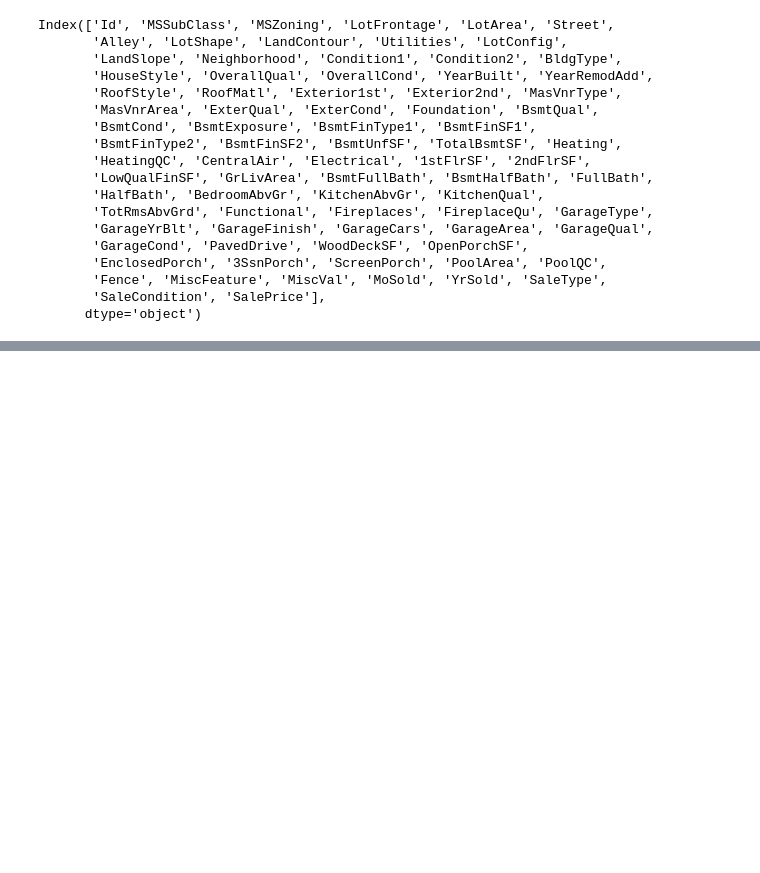
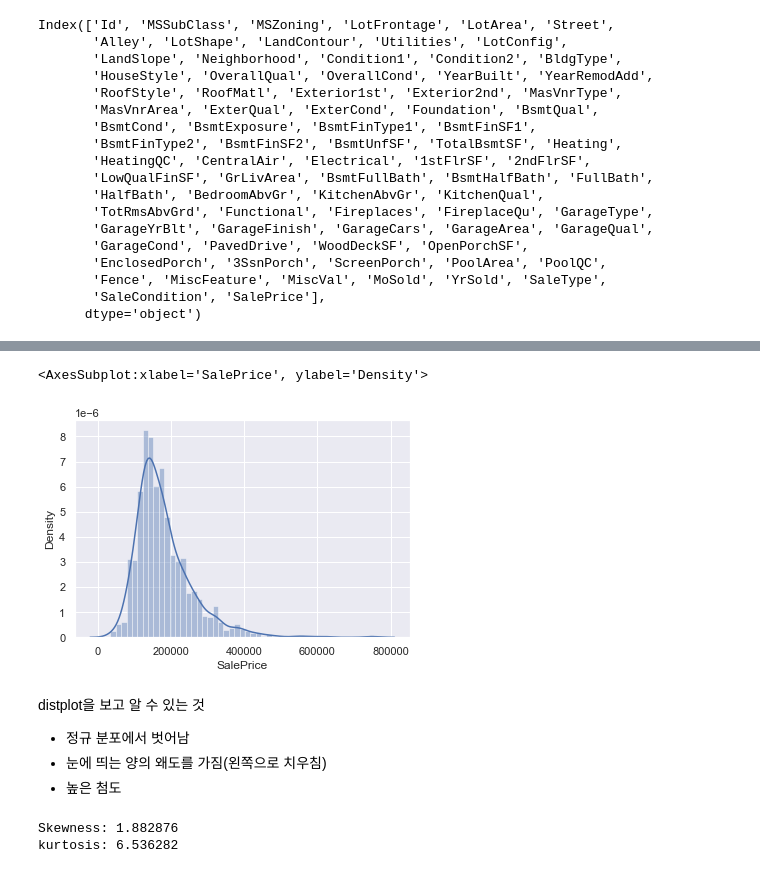
Before and after one commit to jeaSeo/Untitled, a Jupyter notebook: ai7/8/house.ipynb, the cells around one changed output, grey strips where cells are left out. Drawn from its saved outputs; the diff is of its cells as text; code cells hidden in the pictures; blank space fills up the shorter version.

```diff
--- a/ai7/8/house.ipynb
+++ b/ai7/8/house.ipynb
@@ -49,0 +65,17 @@ codes, uniques
+# %%
+sns.distplot(df_train['SalePrice'])
+# %% [output]
+<AxesSubplot:xlabel='SalePrice', ylabel='Density'>
+[figure, added]
+# %% [markdown]
+distplot을 보고 알 수 있는 것
+- 정규 분포에서 벗어남
+- 눈에 띄는 양의 왜도를 가짐(왼쪽으로 치우침)
+- 높은 첨도
+# %%
+# 왜도와 첨도
+print('Skewness: %f' % df_train["SalePrice"].skew())
+print('kurtosis: %f' % df_train["SalePrice"].kurt())
+# %% [output]
+Skewness: 1.882876
+kurtosis: 6.536282
```
Also changed, not shown: parts of 38 cells of this notebook.
